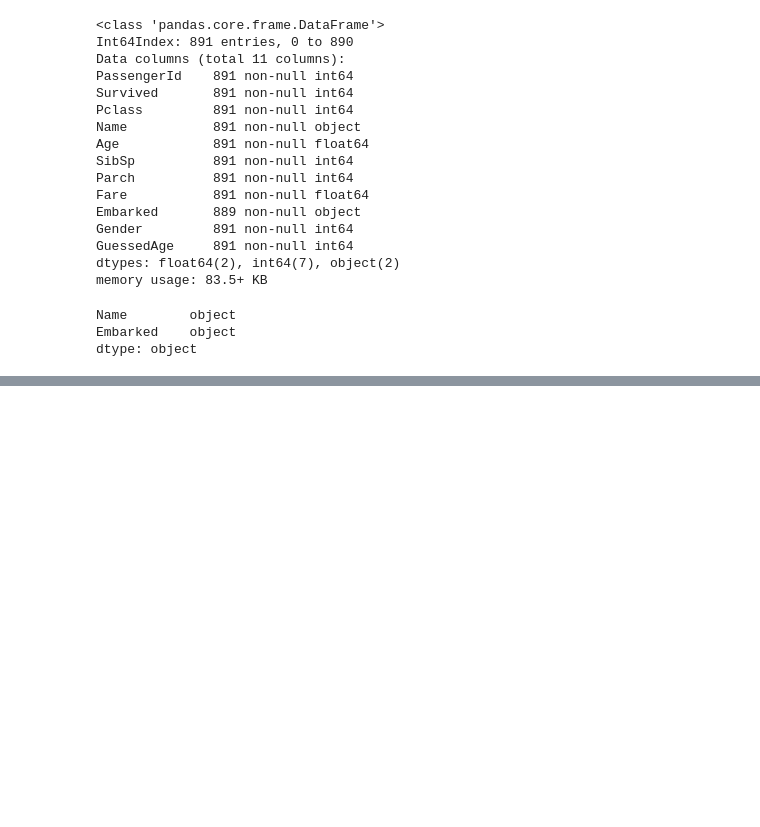
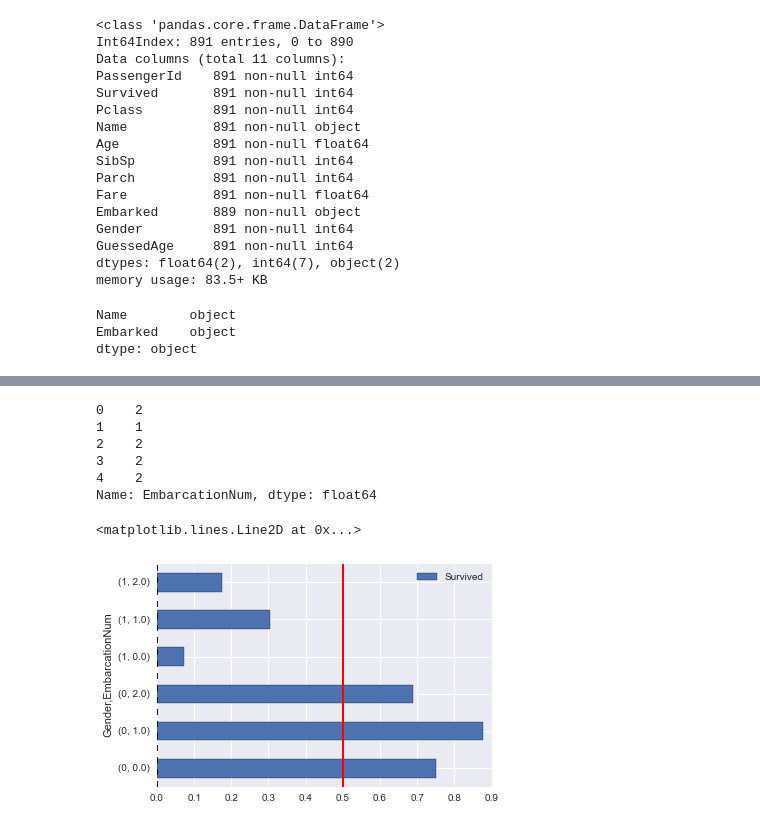
Before and after one commit to tiyd-python-2015-01/titanic, a Jupyter notebook: Titanic Machine Learning.ipynb, the cells around one changed output, grey strips where cells are left out. Saved outputs shown, nothing was run; the diff lists cells and outputs as text; code cells hidden in the pictures; blank space fills up the shorter version.

```diff
--- a/Titanic Machine Learning.ipynb
+++ b/Titanic Machine Learning.ipynb
@@ -91,7 +99,7 @@ test.to_csv("genderclassmodel.csv", index=False)
 # %%
 train['Gender'] = train['Sex'].map( {'female': 0, 'male': 1} ).astype(int)
 # %%
-mean_ages = np.zeros((2,3))
+median_ages = np.zeros((2,3))
 
 
 for i in range(0, 2):
@@ -178,0 +214,15 @@ dtype: object
+# %%
+train.EmbarcationNum.head()
+# %% [output]
+0    2
+1    1
+2    2
+3    2
+4    2
+Name: EmbarcationNum, dtype: float64
+# %%
+pd.pivot_table(train, index=["Gender", "EmbarcationNum"], values=["Survived"]).plot(kind="barh")
+plt.axvline(x=0.5, linewidth=2, color='r')
+# %% [output]
+<matplotlib.lines.Line2D at 0x...>
+[figure, added]
```
Also changed, not shown: parts of 3 cells of this notebook.
